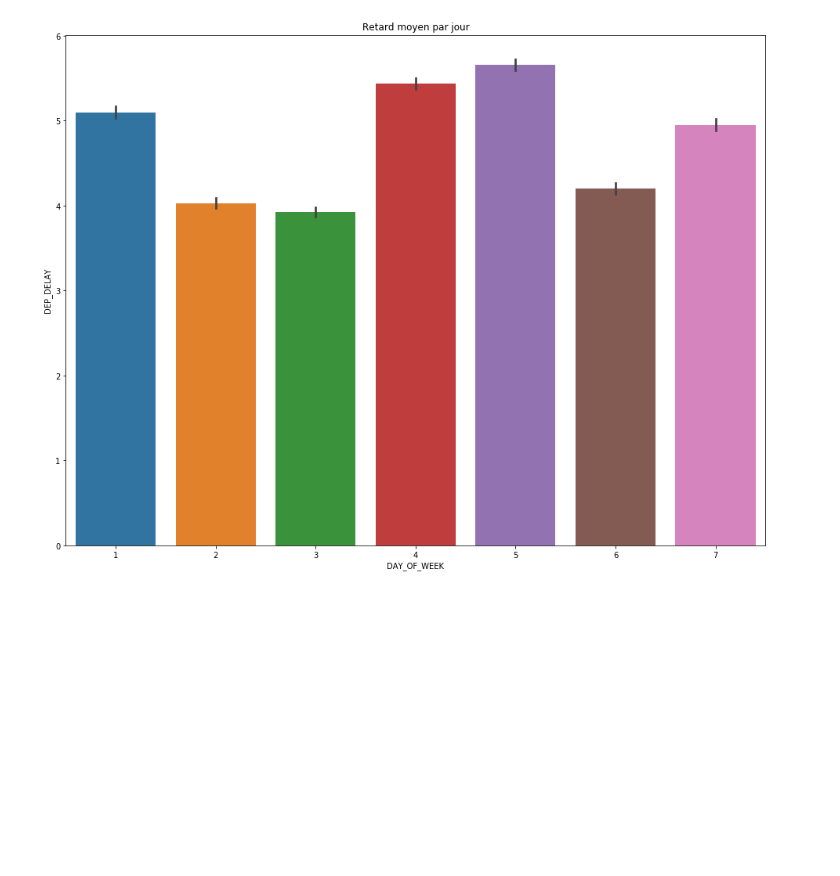
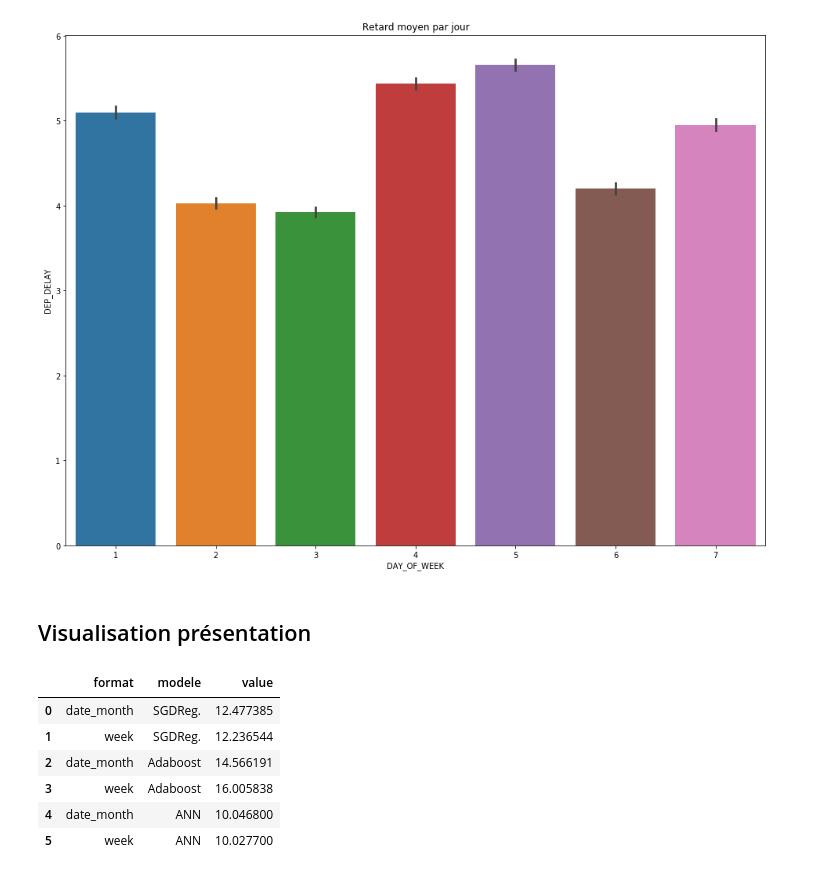
Before and after one commit to Coni63/OC_DS, a Jupyter notebook: Projet 4 - retard avion/Exploration.ipynb, the cells around one changed output. Cells and saved outputs as stored; diff of their text form; code cells hidden in the pictures; blank space fills up the shorter version.

Commit message:
Avancement de la présentation

```diff
--- a/Projet 4 - retard avion/Exploration.ipynb
+++ b/Projet 4 - retard avion/Exploration.ipynb
@@ -330,3 +330,5 @@ plt.show()
 [figure]
 # %%
 # df.to_csv("dataset/merged/prod_dataset.csv", index=False)
+# %% [markdown]
+## Visualisation présentation
@@ -332,0 +341,10 @@ plt.show()
+# %%
+dftemp
+# %% [output]
+|  | format | modele | value |
+| 0 | date_month | SGDReg. | 12.477385 |
+| 1 | week | SGDReg. | 12.236544 |
+| 2 | date_month | Adaboost | 14.566191 |
+| 3 | week | Adaboost | 16.005838 |
+| 4 | date_month | ANN | 10.046800 |
+| 5 | week | ANN | 10.027700 |
```
Also changed, not shown: parts of 3 cells of this notebook, 3 other files.
